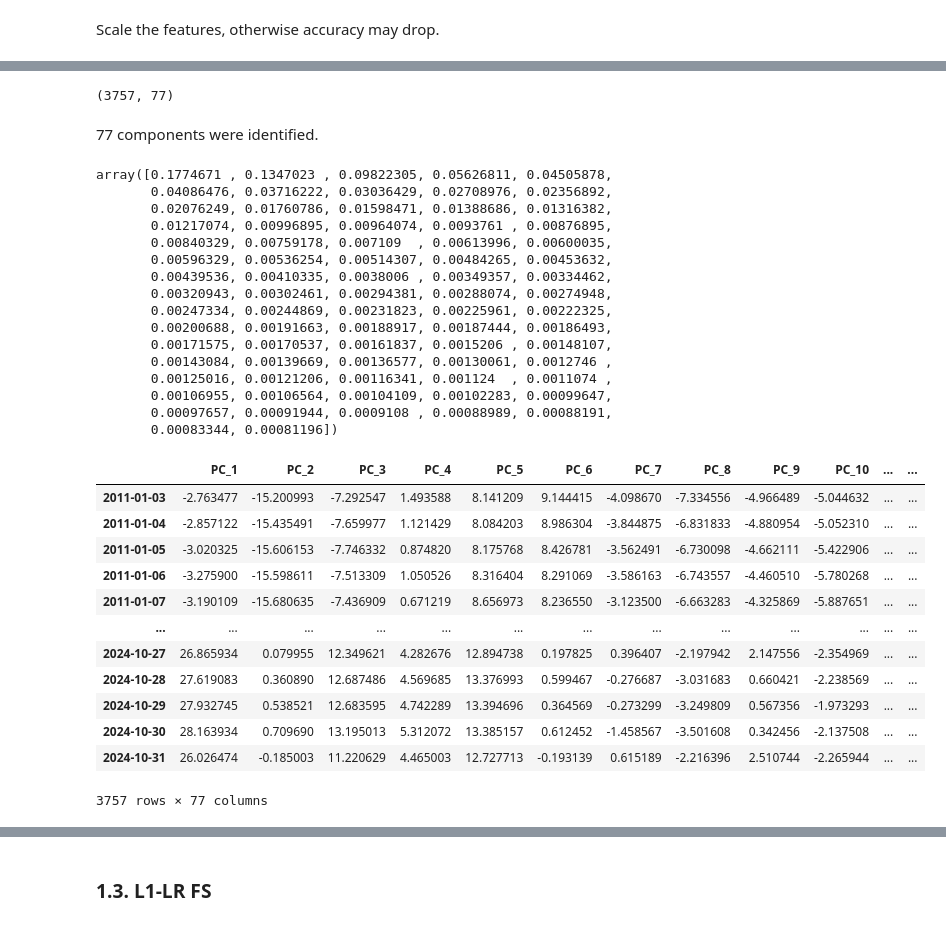
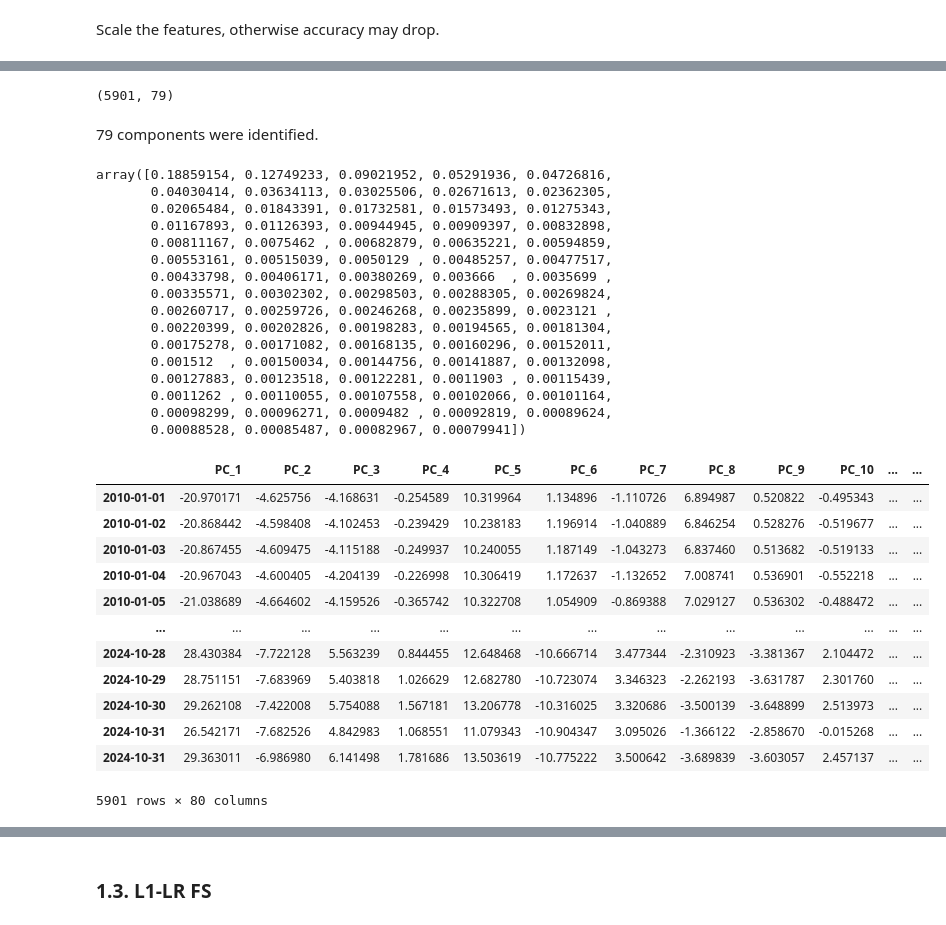
Before and after one commit to osmarbolivar/High-Freq-Inflation-Forecast-2SML, a Jupyter notebook: Feature_Selection.ipynb, the cells around one changed output, grey strips where cells are left out. Drawn from its saved outputs; the diff is of its cells as text; code cells hidden in the pictures.

```diff
--- a/Feature_Selection.ipynb
+++ b/Feature_Selection.ipynb
@@ -131,0 +75,4 @@ g12_w.dropna(axis=0, inplace=True)
+# %%
+dataset_g12 = pd.read_csv('./Data/FINAL_DATASET_G12.csv', index_col=0)
+dataset_g12.index = pd.to_datetime(dataset_g12.index)
+dataset_g12.info()
@@ -249,8 +195,10 @@ Scale the features, otherwise accuracy may drop.
 target = 'ipc_all'
 target_lags = ['ipc_all', 'lag_1', 'lag_2', 'lag_3', 'lag_6', 'lag_9', 'lag_12']
 
-X = dataset.drop(columns=target_lags + ['freq']).dropna(axis=1)
-y = dataset[target]
+dataset_g12['new_index'] = dataset_g12.index.astype(str) + '_' + dataset_g12['freq']
+
+X = dataset_g12.drop(columns=target_lags + ['freq', 'new_index']).dropna(axis=1)
+y = dataset_g12[target]
 # %%
 print(f'Target variable:', y.shape, f'; Features', X.shape)
 # %% [output]
@@ -283,43 +231,44 @@ pca = PCA(0.95, svd_solver='full')
 X_pca = pca.fit_transform(X_scaled)
 X_pca.shape
 # %% [output]
-(3757, 77)
+(5901, 79)
 # %% [markdown]
-77 components were identified.
+79 components were identified.
 # %%
 pca.explained_variance_ratio_
 # %% [output]
-array([0.1774671 , 0.1347023 , 0.09822305, 0.05626811, 0.04505878,
-       0.04086476, 0.03716222, 0.03036429, 0.02708976, 0.02356892,
-       0.02076249, 0.01760786, 0.01598471, 0.01388686, 0.01316382,
-       0.01217074, 0.00996895, 0.00964074, 0.0093761 , 0.00876895,
-       0.00840329, 0.00759178, 0.007109  , 0.00613996, 0.00600035,
-       0.00596329, 0.00536254, 0.00514307, 0.00484265, 0.00453632,
-       0.00439536, 0.00410335, 0.0038006 , 0.00349357, 0.00334462,
-       0.00320943, 0.00302461, 0.00294381, 0.00288074, 0.00274948,
-       0.00247334, 0.00244869, 0.00231823, 0.00225961, 0.00222325,
-       0.00200688, 0.00191663, 0.00188917, 0.00187444, 0.00186493,
-       0.00171575, 0.00170537, 0.00161837, 0.0015206 , 0.00148107,
-       0.00143084, 0.00139669, 0.00136577, 0.00130061, 0.0012746 ,
-       0.00125016, 0.00121206, 0.00116341, 0.001124  , 0.0011074 ,
-       0.00106955, 0.00106564, 0.00104109, 0.00102283, 0.00099647,
-       0.00097657, 0.00091944, 0.0009108 , 0.00088989, 0.00088191,
-       0.00083344, 0.00081196])
+array([0.18859154, 0.12749233, 0.09021952, 0.05291936, 0.04726816,
+       0.04030414, 0.03634113, 0.03025506, 0.02671613, 0.02362305,
+       0.02065484, 0.01843391, 0.01732581, 0.01573493, 0.01275343,
+       0.01167893, 0.01126393, 0.00944945, 0.00909397, 0.00832898,
+       0.00811167, 0.0075462 , 0.00682879, 0.00635221, 0.00594859,
+       0.00553161, 0.00515039, 0.0050129 , 0.00485257, 0.00477517,
+       0.00433798, 0.00406171, 0.00380269, 0.003666  , 0.0035699 ,
+       0.00335571, 0.00302302, 0.00298503, 0.00288305, 0.00269824,
+       0.00260717, 0.00259726, 0.00246268, 0.00235899, 0.0023121 ,
+       0.00220399, 0.00202826, 0.00198283, 0.00194565, 0.00181304,
+       0.00175278, 0.00171082, 0.00168135, 0.00160296, 0.00152011,
+       0.001512  , 0.00150034, 0.00144756, 0.00141887, 0.00132098,
+       0.00127883, 0.00123518, 0.00122281, 0.0011903 , 0.00115439,
+       0.0011262 , 0.00110055, 0.00107558, 0.00102066, 0.00101164,
+       0.00098299, 0.00096271, 0.0009482 , 0.00092819, 0.00089624,
+       0.00088528, 0.00085487, 0.00082967, 0.00079941])
 # %%
 X_pca_df = pd.DataFrame(X_pca, columns=[f'PC_{i+1}' for i in range(X_pca.shape[1])])
-X_pca_df.index = dataset.index
+X_pca_df.index = dataset_g12.index
+X_pca_df['new_index'] = dataset_g12['new_index']
 X_pca_df
 # %% [output]
 |  | PC_1 | PC_2 | PC_3 | PC_4 | PC_5 | PC_6 | PC_7 | PC_8 | PC_9 | PC_10 | ... | ... |
-| 2011-01-03 | -2.763477 | -15.200993 | -7.292547 | 1.493588 | 8.141209 | 9.144415 | -4.098670 | -7.334556 | -4.966489 | -5.044632 | ... | ... |
-| 2011-01-04 | -2.857122 | -15.435491 | -7.659977 | 1.121429 | 8.084203 | 8.986304 | -3.844875 | -6.831833 | -4.880954 | -5.052310 | ... | ... |
-| 2011-01-05 | -3.020325 | -15.606153 | -7.746332 | 0.874820 | 8.175768 | 8.426781 | -3.562491 | -6.730098 | -4.662111 | -5.422906 | ... | ... |
-| 2011-01-06 | -3.275900 | -15.598611 | -7.513309 | 1.050526 | 8.316404 | 8.291069 | -3.586163 | -6.743557 | -4.460510 | -5.780268 | ... | ... |
-| 2011-01-07 | -3.190109 | -15.680635 | -7.436909 | 0.671219 | 8.656973 | 8.236550 | -3.123500 | -6.663283 | -4.325869 | -5.887651 | ... | ... |
+| 2010-01-01 | -20.970171 | -4.625756 | -4.168631 | -0.254589 | 10.319964 | 1.134896 | -1.110726 | 6.894987 | 0.520822 | -0.495343 | ... | ... |
+| 2010-01-02 | -20.868442 | -4.598408 | -4.102453 | -0.239429 | 10.238183 | 1.196914 | -1.040889 | 6.846254 | 0.528276 | -0.519677 | ... | ... |
+| 2010-01-03 | -20.867455 | -4.609475 | -4.115188 | -0.249937 | 10.240055 | 1.187149 | -1.043273 | 6.837460 | 0.513682 | -0.519133 | ... | ... |
+| 2010-01-04 | -20.967043 | -4.600405 | -4.204139 | -0.226998 | 10.306419 | 1.172637 | -1.132652 | 7.008741 | 0.536901 | -0.552218 | ... | ... |
+| 2010-01-05 | -21.038689 | -4.664602 | -4.159526 | -0.365742 | 10.322708 | 1.054909 | -0.869388 | 7.029127 | 0.536302 | -0.488472 | ... | ... |
 | ... | ... | ... | ... | ... | ... | ... | ... | ... | ... | ... | ... | ... |
-| 2024-10-27 | 26.865934 | 0.079955 | 12.349621 | 4.282676 | 12.894738 | 0.197825 | 0.396407 | -2.197942 | 2.147556 | -2.354969 | ... | ... |
-| 2024-10-28 | 27.619083 | 0.360890 | 12.687486 | 4.569685 | 13.376993 | 0.599467 | -0.276687 | -3.031683 | 0.660421 | -2.238569 | ... | ... |
-| 2024-10-29 | 27.932745 | 0.538521 | 12.683595 | 4.742289 | 13.394696 | 0.364569 | -0.273299 | -3.249809 | 0.567356 | -1.973293 | ... | ... |
-| 2024-10-30 | 28.163934 | 0.709690 | 13.195013 | 5.312072 | 13.385157 | 0.612452 | -1.458567 | -3.501608 | 0.342456 | -2.137508 | ... | ... |
-| 2024-10-31 | 26.026474 | -0.185003 | 11.220629 | 4.465003 | 12.727713 | -0.193139 | 0.615189 | -2.216396 | 2.510744 | -2.265944 | ... | ... |
+| 2024-10-28 | 28.430384 | -7.722128 | 5.563239 | 0.844455 | 12.648468 | -10.666714 | 3.477344 | -2.310923 | -3.381367 | 2.104472 | ... | ... |
+| 2024-10-29 | 28.751151 | -7.683969 | 5.403818 | 1.026629 | 12.682780 | -10.723074 | 3.346323 | -2.262193 | -3.631787 | 2.301760 | ... | ... |
+| 2024-10-30 | 29.262108 | -7.422008 | 5.754088 | 1.567181 | 13.206778 | -10.316025 | 3.320686 | -3.500139 | -3.648899 | 2.513973 | ... | ... |
+| 2024-10-31 | 26.542171 | -7.682526 | 4.842983 | 1.068551 | 11.079343 | -10.904347 | 3.095026 | -1.366122 | -2.858670 | -0.015268 | ... | ... |
+| 2024-10-31 | 29.363011 | -6.986980 | 6.141498 | 1.781686 | 13.503619 | -10.775222 | 3.500642 | -3.689839 | -3.603057 | 2.457137 | ... | ... |
-3757 rows × 77 columns
+5901 rows × 80 columns
```
Also changed, not shown: parts of 36 cells of this notebook, 9 other files.
